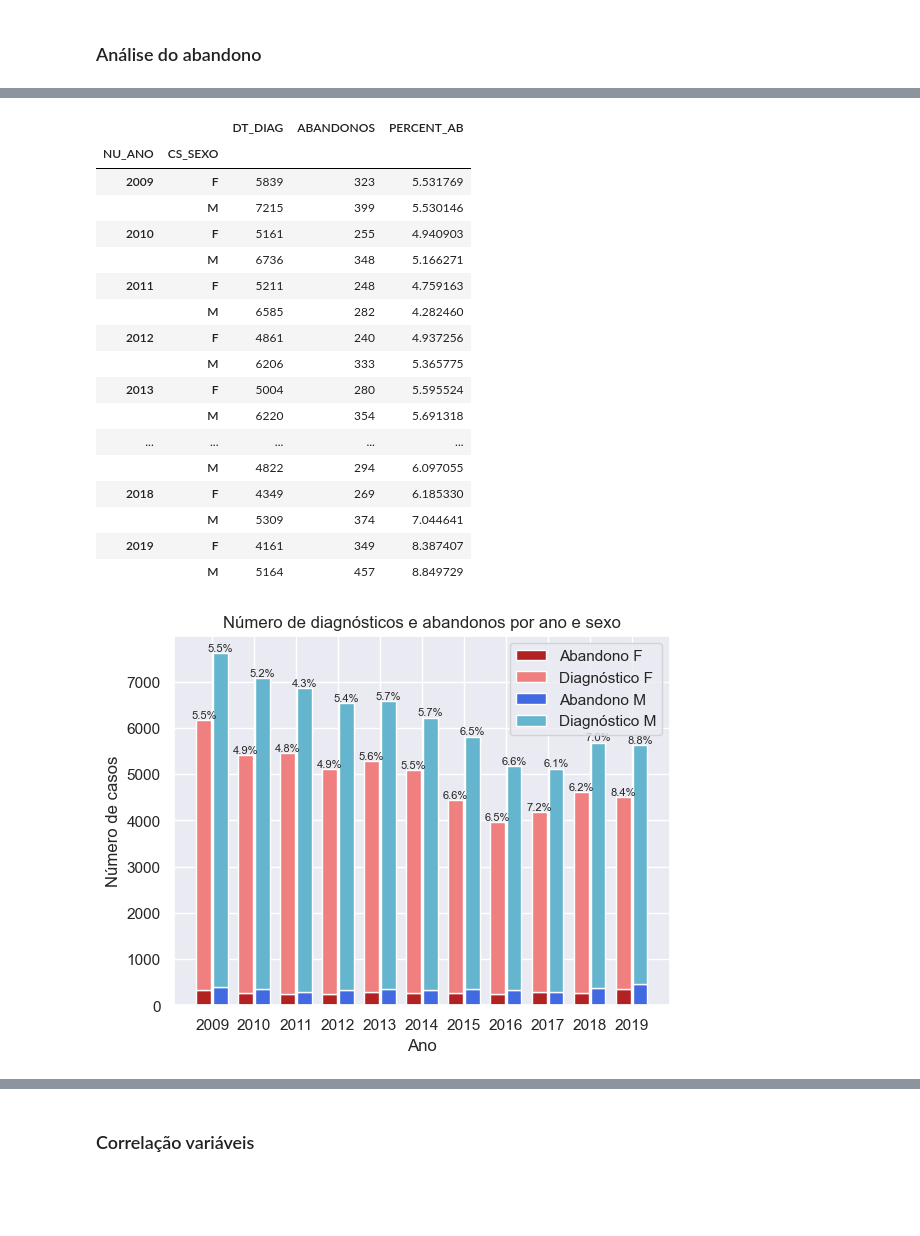
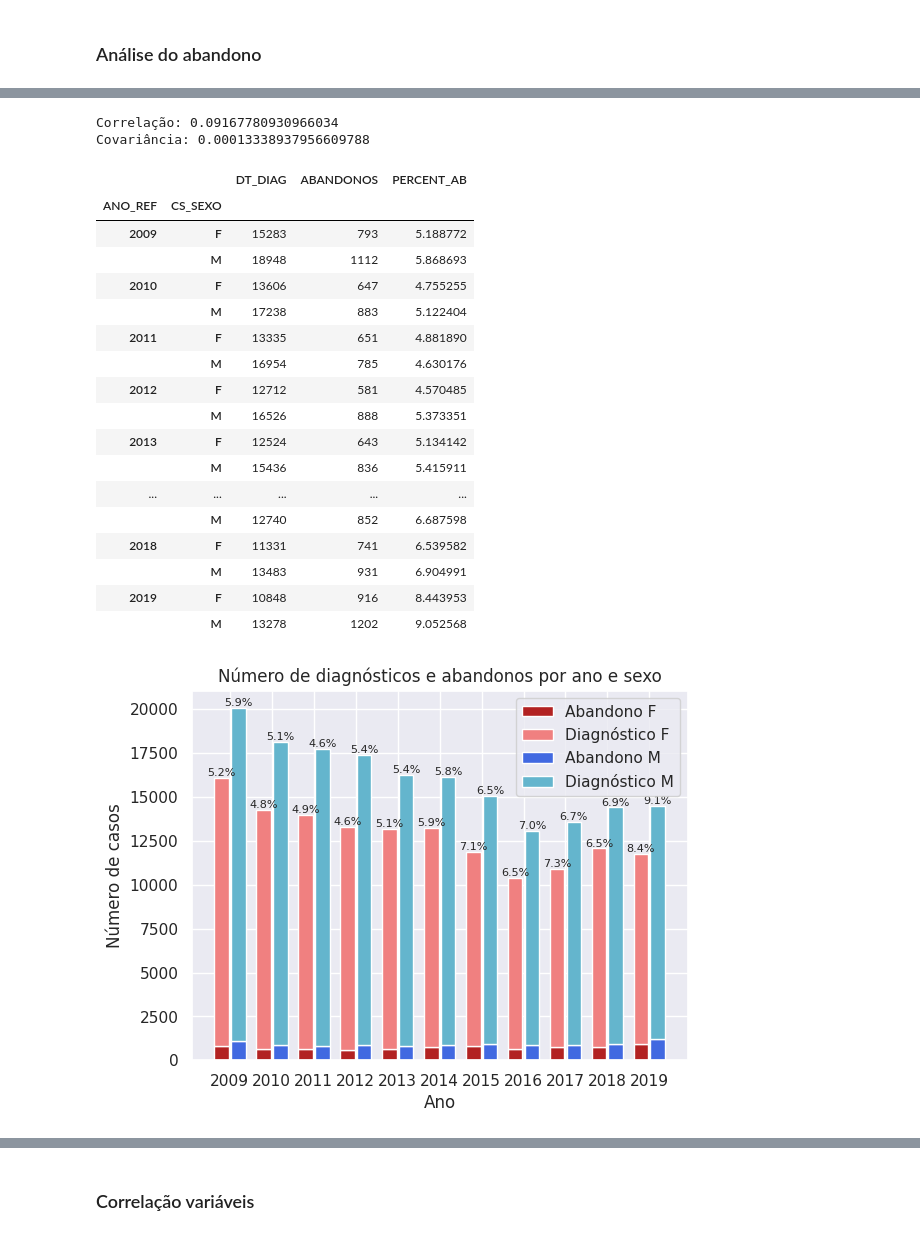
Before and after one commit to datasci4health/projects2023, a Jupyter notebook: hans_project/notebooks/EDA_Hans.ipynb, the cells around one changed output, grey strips where cells are left out. Drawn from its saved outputs; the diff is of its cells as text; code cells hidden in the pictures; blank space fills up the shorter version.

Commit message:
Change operations to consider the year of beginning the treatment as reference

```diff
--- a/hans_project/notebooks/EDA_Hans.ipynb
+++ b/hans_project/notebooks/EDA_Hans.ipynb
@@ -122,8 +122,8 @@ vmax=df_hans_states_per_year['Contagem'].max()
 for i in range(len(years_analysis)):
     year = years_analysis[i]
     # Combina o DataFrame com o GeoDataFrame do mapa
-    map_occurrences = map.merge(df_hans_states_per_year[df_hans_states_per_year['NU_ANO']==year], left_on='SIGLA_UF', right_on='UF')
-    map_occurrences.drop(['NU_ANO'], axis=1, inplace=True)
+    map_occurrences = map.merge(df_hans_states_per_year[df_hans_states_per_year['ANO_REF']==year], left_on='SIGLA_UF', right_on='UF')
+    map_occurrences.drop(['ANO_REF'], axis=1, inplace=True)
     map_occurrences.fillna(0, inplace=True)
 
     # Plot do mapa do Brasil com os dados
@@ -150,7 +150,7 @@ for i in range(len(years_analysis)):
     imagens.append(imagem)
 
 # criar o gif a partir das imagens
-imageio.mimsave('../assets/graficos/graficos.gif', imagens, fps=2)
+imageio.mimsave('../assets/graficos/graficos.gif', imagens, duration=500)
 # %%
 # Exibe o GIF dos casos em cada estado por ano
 Image(filename='../assets/graficos/graficos.gif')
@@ -293,6 +302,6 @@ df_hans_outcome['TPALTA_N'].value_counts().sort_values().plot.barh(color='darkbl
 # %%
 # Agrupa os dados pelo ano e pelo munícipio da ultima atualização
-gp_muni_at = df_hans.groupby(["NU_ANO", "ID_MUNI_AT"], group_keys=False)
+gp_muni_at = df_hans.groupby(["ANO_REF", "ID_MUNI_AT"], group_keys=False)
 # Conta o número de abandonos
 count_ab = gp_muni_at['TPALTA_N'].apply(lambda x: (x==7).sum())
 # Conta o número de diagnósticos
@@ -357,6 +366,6 @@ Image(filename='../assets/graficos/graficos_ab.gif')
 # %%
 # Agrupar abandonos por estado
-gp_uf_at = df_hans.groupby(["NU_ANO", "UFATUAL"], group_keys=False)
+gp_uf_at = df_hans.groupby(["ANO_REF", "UFATUAL"], group_keys=False)
 # Conta o número de abandonos
 count_ab = gp_uf_at['TPALTA_N'].apply(lambda x: (x==7).sum())
 # Conta o número de diagnósticos
@@ -428,6 +468,19 @@ Image(filename='../assets/graficos/graficos_ab_uf.gif')
+# %%
+# Calcule a correlação entre as variáveis
+correlation = df_hans_ab_idh['PERCENT_AB'].corr(df_hans_idh['IDH'])
+# Imprima o resultado
+print('Correlação:', correlation)
+
+# Calcule a covariância entre as variáveis
+covariance = df_hans_ab_idh['PERCENT_AB'].cov(df_hans_idh['IDH'])
+# Imprima o resultado
+print('Covariância:', covariance)
+# %% [output]
+Correlação: 0.09167780930966034
+Covariância: 0.00013338937956609788
 # %%
 # Agrupar abandonos por sexo
-gp_mf_at = df_hans.groupby(["NU_ANO", "CS_SEXO"], group_keys=False)
+gp_mf_at = df_hans.groupby(["ANO_REF", "CS_SEXO"], group_keys=False)
 # Conta o número de abandonos
 count_ab = gp_mf_at['TPALTA_N'].apply(lambda x: (x==7).sum())
 # Conta o número de diagnósticos
@@ -439,25 +492,25 @@ count_df = count_df.drop('I', level='CS_SEXO')
 count_df
 # %% [output]
 |  |  | DT_DIAG | ABANDONOS | PERCENT_AB |
-| NU_ANO | CS_SEXO |  |  |  |
-| 2009 | F | 5839 | 323 | 5.531769 |
-|  | M | 7215 | 399 | 5.530146 |
-| 2010 | F | 5161 | 255 | 4.940903 |
-|  | M | 6736 | 348 | 5.166271 |
-| 2011 | F | 5211 | 248 | 4.759163 |
-|  | M | 6585 | 282 | 4.282460 |
-| 2012 | F | 4861 | 240 | 4.937256 |
-|  | M | 6206 | 333 | 5.365775 |
-| 2013 | F | 5004 | 280 | 5.595524 |
-|  | M | 6220 | 354 | 5.691318 |
+| ANO_REF | CS_SEXO |  |  |  |
+| 2009 | F | 15283 | 793 | 5.188772 |
+|  | M | 18948 | 1112 | 5.868693 |
+| 2010 | F | 13606 | 647 | 4.755255 |
+|  | M | 17238 | 883 | 5.122404 |
+| 2011 | F | 13335 | 651 | 4.881890 |
+|  | M | 16954 | 785 | 4.630176 |
+| 2012 | F | 12712 | 581 | 4.570485 |
+|  | M | 16526 | 888 | 5.373351 |
+| 2013 | F | 12524 | 643 | 5.134142 |
+|  | M | 15436 | 836 | 5.415911 |
 | ... | ... | ... | ... | ... |
-|  | M | 4822 | 294 | 6.097055 |
-| 2018 | F | 4349 | 269 | 6.185330 |
-|  | M | 5309 | 374 | 7.044641 |
-| 2019 | F | 4161 | 349 | 8.387407 |
-|  | M | 5164 | 457 | 8.849729 |
+|  | M | 12740 | 852 | 6.687598 |
+| 2018 | F | 11331 | 741 | 6.539582 |
+|  | M | 13483 | 931 | 6.904991 |
+| 2019 | F | 10848 | 916 | 8.443953 |
+|  | M | 13278 | 1202 | 9.052568 |
 # %%
-years = count_df.index.get_level_values('NU_ANO').unique()
+years = count_df.index.get_level_values('ANO_REF').unique()
 sexes = count_df.index.get_level_values('CS_SEXO').unique()
 
 bar_width = 0.35
@@ -471,32 +524,32 @@ for i, year in enumerate(years):
         aband_bar = plt.bar(r[i] + spacing[j],
                             count_df['ABANDONOS'].loc[year, sex],
                             width=bar_width, color=colors[j][1],
                             label=f"Abandonos {sex}")
         legend_handles.append(aband_bar[0])
 
         diag_bar = plt.bar(r[i] + spacing[j],
                            count_df['DT_DIAG'].loc[year, sex],
                            width=bar_width, color=colors[j][0],
                            label=f"Diagnóstico {sex}",
                            bottom=count_df['ABANDONOS'].loc[year, sex])
         legend_handles.append(diag_bar[0])
 
         total = count_df['ABANDONOS'].loc[year, sex] + count_df['DT_DIAG'].loc[year, sex]
         plt.text(r[i] + spacing[j], total,
                  f'{count_df["PERCENT_AB"].loc[year,sex]:.1f}%',
                  ha='center', va='bottom', fontsize=8)
 
 plt.xlabel("Ano")
 plt.ylabel("Número de casos")
 plt.title("Número de diagnósticos e abandonos por ano e sexo")
 
 plt.xticks(r, years)
 plt.legend(handles=legend_handles, labels=['Abandono F',
                                            'Diagnóstico F',
                                            'Abandono M',
                                            'Diagnóstico M'])
 plt.savefig('../assets/graficos/graficos_ab_sexo.png')
 plt.show()
 # %% [output]
-[figure, old version]
+[figure, new version]
 # %%
```
Also changed, not shown: parts of 36 cells of this notebook, 44 other files.
